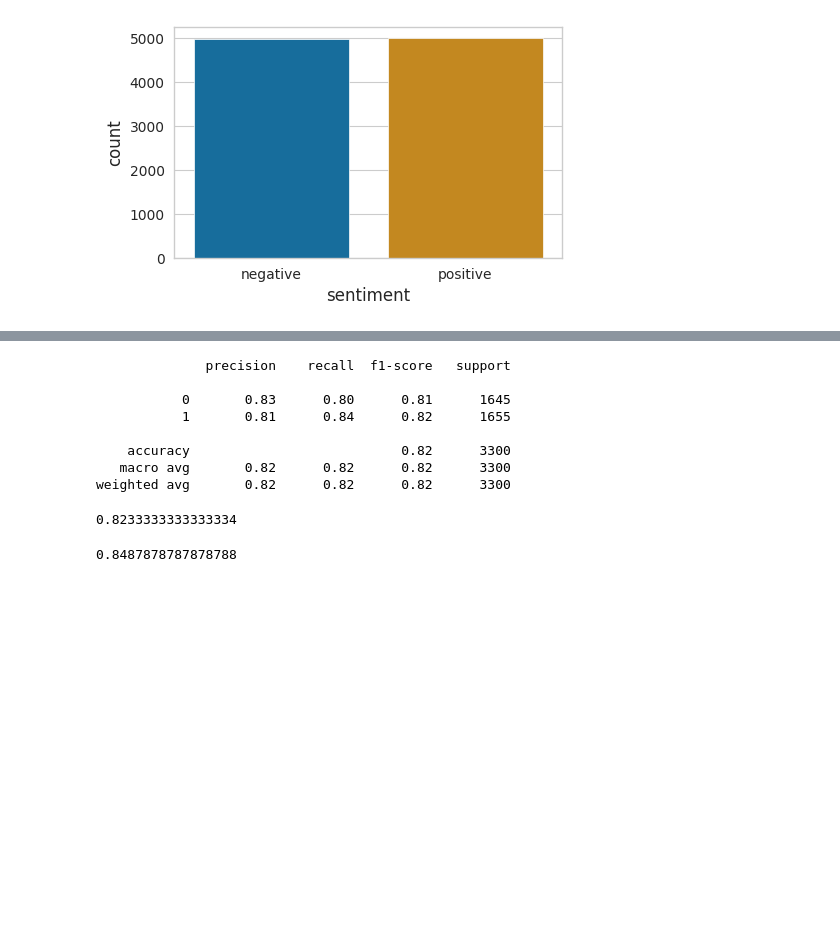
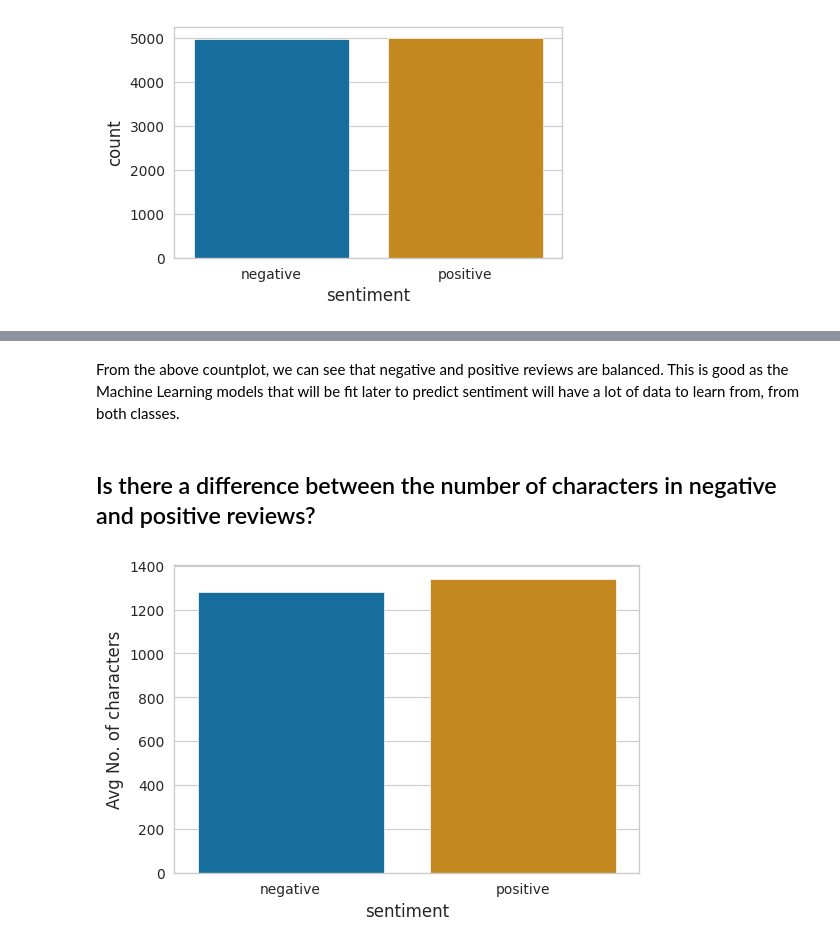
Before and after one commit to noah1-alt/sentiment-analysis, a Jupyter notebook: futureintern-ml-02.ipynb, the cells around one changed output, grey strips where cells are left out. Saved outputs shown, nothing was run; the diff lists cells and outputs as text; code cells hidden in the pictures; blank space fills up the shorter version.

```diff
--- a/futureintern-ml-02.ipynb
+++ b/futureintern-ml-02.ipynb
@@ -110,3 +90,0 @@ Next, we will expand contractions
-# %%
-tqdm.pandas()
-movies_df['review'] = movies_df['review'].progress_apply(lambda x: contractions.fix(x))
@@ -120,4 +90,0 @@ review_alphanumeric = [
-# %%
-movies_df['clean_reviews'] = [' '.join(review) for review in review_alphanumeric]
-display(movies_df.clean_reviews[:8])
-display(movies_df.review[:8])
@@ -175,6 +90,0 @@ list_of_lengths = [len(word_tokenize(sent)) for sent in tqdm(movies_df['clean_re
-# %%
-movies_df['review_length'] = list_of_lengths
-plt.figure(figsize = (5,4))
-sns.barplot(data = movies_df, x = 'sentiment', y = 'review_length',ci = False)
-plt.ylabel('Average Review Length')
-plt.show()
@@ -187,3 +90,0 @@ plt.show()
-# %%
-labelencoder = LabelEncoder()
-movies_df['sentiment'] = labelencoder.fit_transform(movies_df['sentiment'])
@@ -237,26 +91,15 @@ rf.score(X_test, y_test)
-# %%
-rf_pred = rf.predict(X_test)
-print(classification_report(y_test, rf_pred))
-# %% [output]
-              precision    recall  f1-score   support
-
-           0       0.83      0.80      0.81      1645
-           1       0.81      0.84      0.82      1655
-
-    accuracy                           0.82      3300
-   macro avg       0.82      0.82      0.82      3300
-weighted avg       0.82      0.82      0.82      3300
-# %%
-from xgboost import XGBClassifier
-xgb = XGBClassifier(tree_method = 'gpu_hist')
-xgb.fit(X_train, y_train)
-xgb.score(X_test, y_test)
-# %% [output]
-0.8233333333333334
-# %%
-from sklearn.naive_bayes import MultinomialNB
-naive = MultinomialNB()
-naive.fit(X_train, y_train)
-naive.score(X_test, y_test)
-# %% [output]
-0.8487878787878788
+# %% [markdown]
+From the above countplot, we can see that negative and positive reviews are balanced. This is good as the Machine Learning models that will be fit later to predict sentiment will have a lot of data to learn from, from both classes.
+# %% [markdown]
+## Is there a difference between the number of characters in negative and positive reviews?
+# %%
+## Creating a new column of number of characters in reviews.
+tqdm.pandas()
+movies_df['num_char'] = movies_df['review'].progress_apply(lambda x: len(x))
+# Plotting a barplot of average num_char vs sentiment
+plt.figure(figsize = (6,4))
+sns.barplot(data = movies_df, x = 'sentiment', y = 'num_char', ci = False)
+plt.ylabel('Avg No. of characters')
+plt.show()
+# %% [output]
+[figure, added]
```
Also changed, not shown: parts of 67 cells of this notebook.
